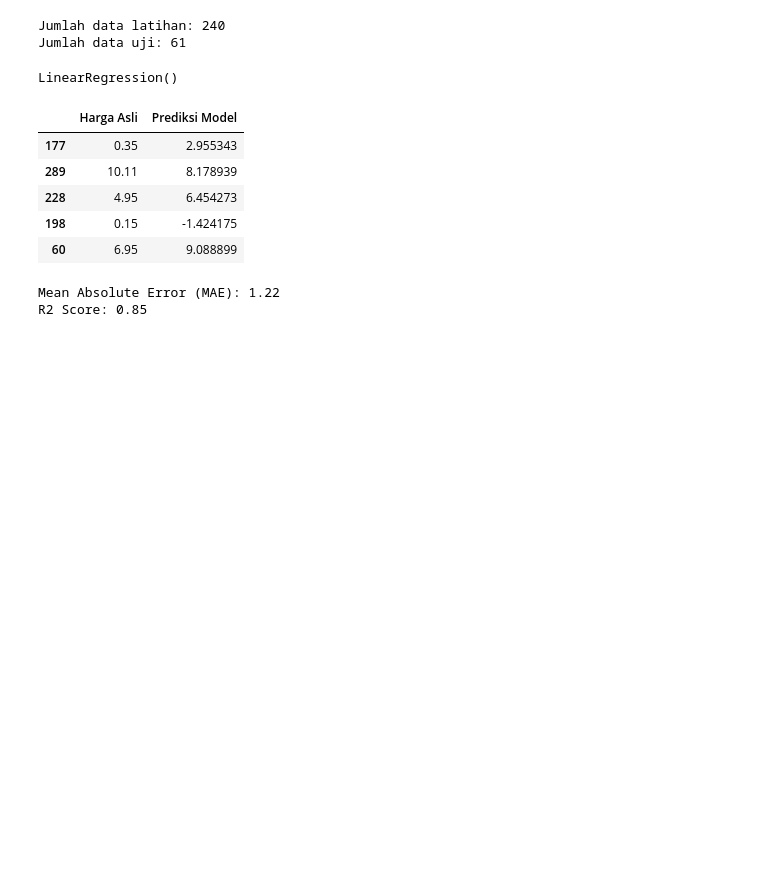
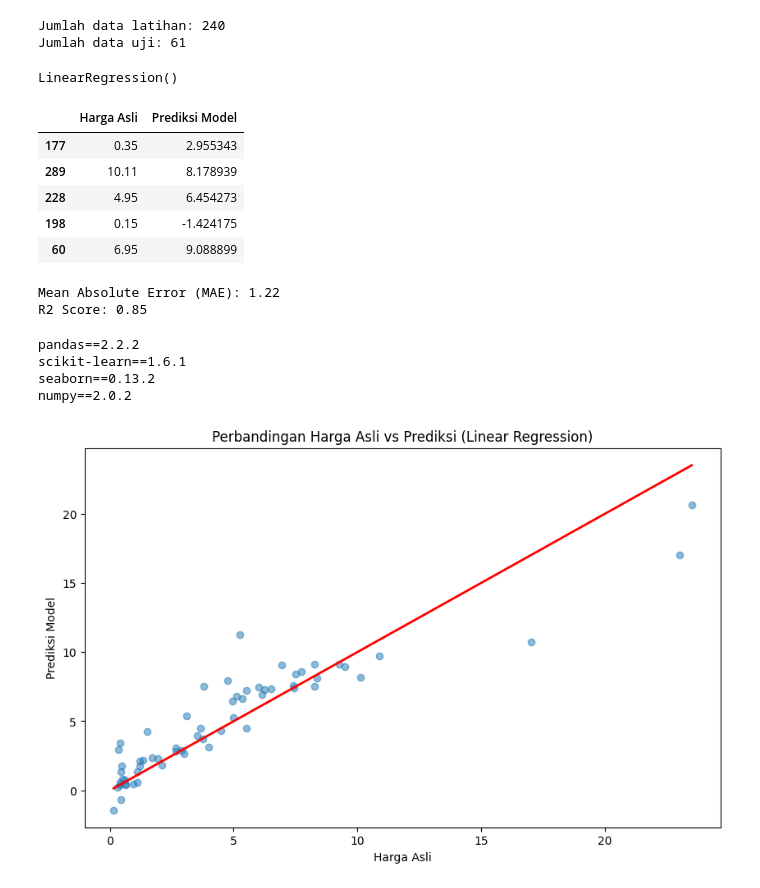
Before and after one commit to egiyudasebayang-collab/ML-Linear-Regression-car-price-prediction-, a Jupyter notebook: notebooks/ML_car_price_pred.ipynb, the cells around one changed output. Drawn from its saved outputs; the diff is of its cells as text; code cells hidden in the pictures; blank space fills up the shorter version.

Commit message:
tambah visualisai grafik perbandingan

```diff
--- a/notebooks/ML_car_price_pred.ipynb
+++ b/notebooks/ML_car_price_pred.ipynb
@@ -138,3 +138,30 @@ print(f"R2 Score: {r2:.2f}")
 # %% [output]
 Mean Absolute Error (MAE): 1.22
 R2 Score: 0.85
+# %%
+import sklearn
+import pandas as pd
+import seaborn as sns
+
+print(f"pandas=={pd.__version__}")
+print(f"scikit-learn=={sklearn.__version__}")
+print(f"seaborn=={sns.__version__}")
+print(f"numpy=={np.__version__}")
+# %% [output]
+pandas==2.2.2
+scikit-learn==1.6.1
+seaborn==0.13.2
+numpy==2.0.2
+# %%
+import matplotlib.pyplot as plt
+
+plt.figure(figsize=(10,6))
+plt.scatter(y_test, pred, alpha=0.5)
+plt.xlabel("Harga Asli")
+plt.ylabel("Prediksi Model")
+plt.title("Perbandingan Harga Asli vs Prediksi (Linear Regression)")
+# Tambahkan garis diagonal ideal
+plt.plot([min(y_test), max(y_test)], [min(y_test), max(y_test)], color='red', lw=2)
+plt.show()
+# %% [output]
+[figure, added]
```
